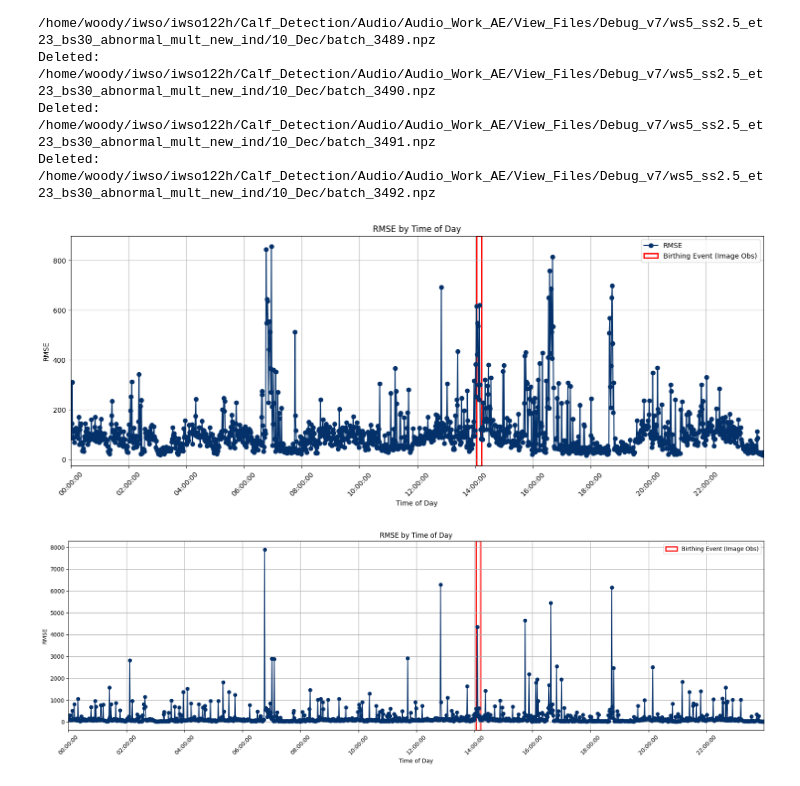
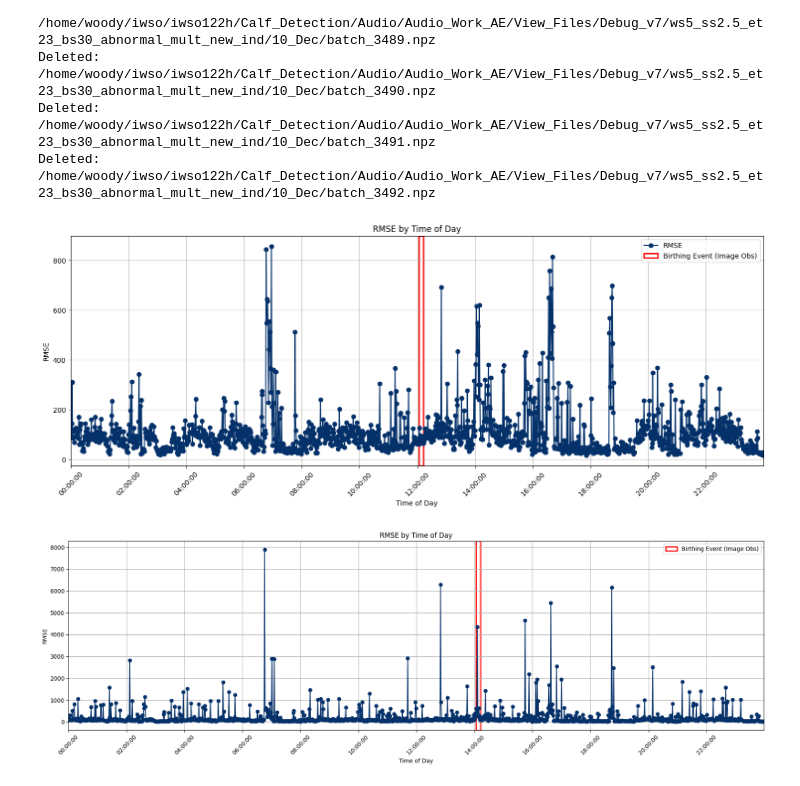
Before and after one commit to PG-9-9/Calf, a Jupyter notebook: Audio/Audio_Work_AE/helpers/number_of_files.ipynb, the cells around one changed output. Drawn from its saved outputs; the diff is of its cells as text; code cells hidden in the pictures.

```diff
--- a/Audio/Audio_Work_AE/helpers/number_of_files.ipynb
+++ b/Audio/Audio_Work_AE/helpers/number_of_files.ipynb
@@ -359,35 +359,37 @@ def plot_rmse(batch_numbers, rmse_values, batch_ranges, output_img_path):
         end_time_label = time_labels[end - int(batch_numbers[0])]
         start_index = time_labels.index(start_time_label)
         end_index = time_labels.index(end_time_label)
         # Add rectangle with specific color
         rect = patches.Rectangle((start_index, ax.get_ylim()[0]), end_index - start_index, ax.get_ylim()[1] - ax.get_ylim()[0], linewidth=2, edgecolor=color, facecolor='none', label=title)
         ax.add_patch(rect)
 
     plt.xlim(0, len(time_labels) - 1)
 
     plt.title('RMSE by Time of Day')
     plt.xlabel('Time of Day')
     plt.ylabel('RMSE')
     plt.grid(True)
     plt.legend()
     plt.savefig(output_img_path)
     plt.show()
 
 # Plot
 
 
 date = '11_Dec'
 size = "normal"
 evaluation_directory = '/home/woody/iwso/iwso122h/Calf_Detection/Audio/Audio_Work_AE/View_Files/Debug_v7/misc_3/'
 
 txt_filepath = os.path.join(evaluation_directory,f"{date}_rmse_values.txt")
 output_img_path=os.path.join(evaluation_directory,f"{date}_{size}_rmse.png")
 
 batch_numbers, rmse_values = read_rmse_from_file(txt_filepath)
-batch_ranges = [[5163, 5173, "Birthing Event (Image Obs)",'red']]
+batch_ranges = [[5043, 5053, "Birthing Event (Image Obs)",'red']]
+
+
 plot_rmse(batch_numbers, rmse_values, batch_ranges, output_img_path)
 # %% [output]
-[figure, old version]
+[figure, new version]
 # %%
 import numpy as np
 import matplotlib.pyplot as plt
```
Also changed, not shown: parts of 1 cell of this notebook, 22 other files.
